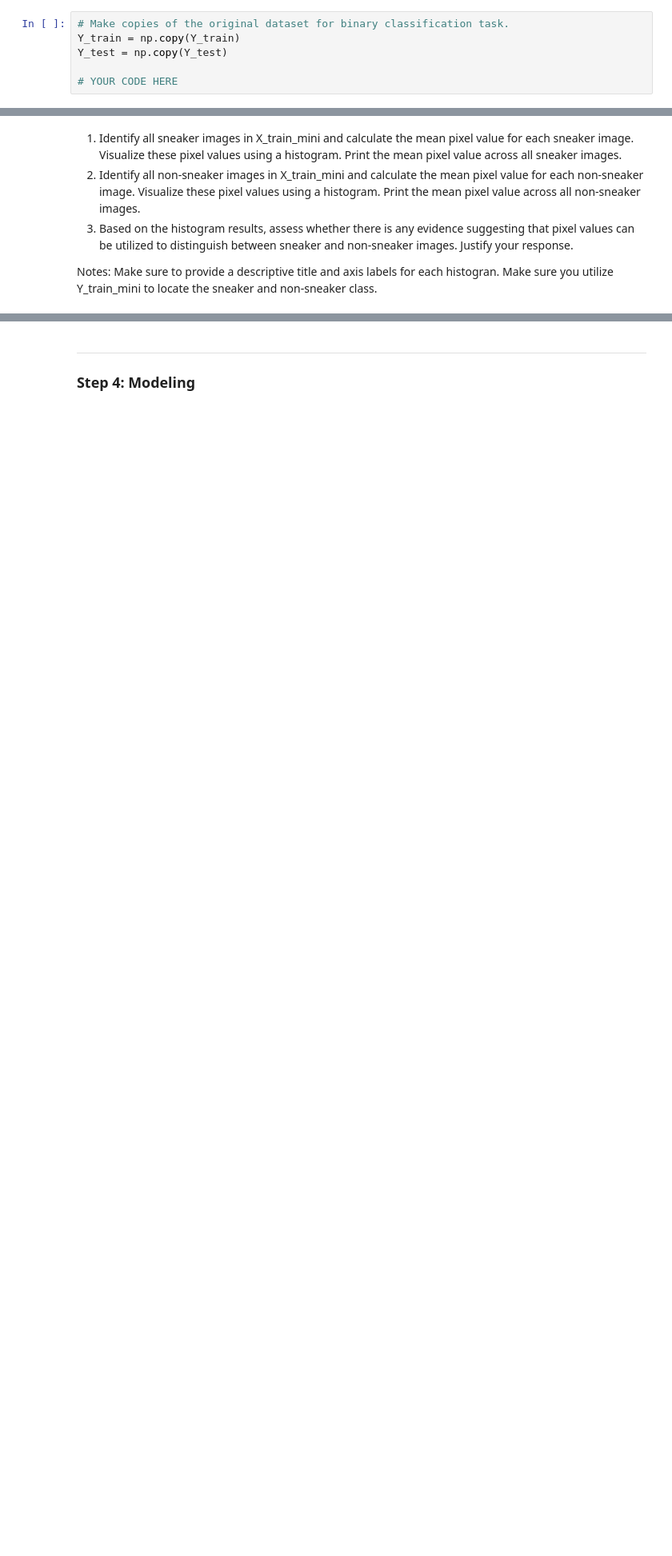
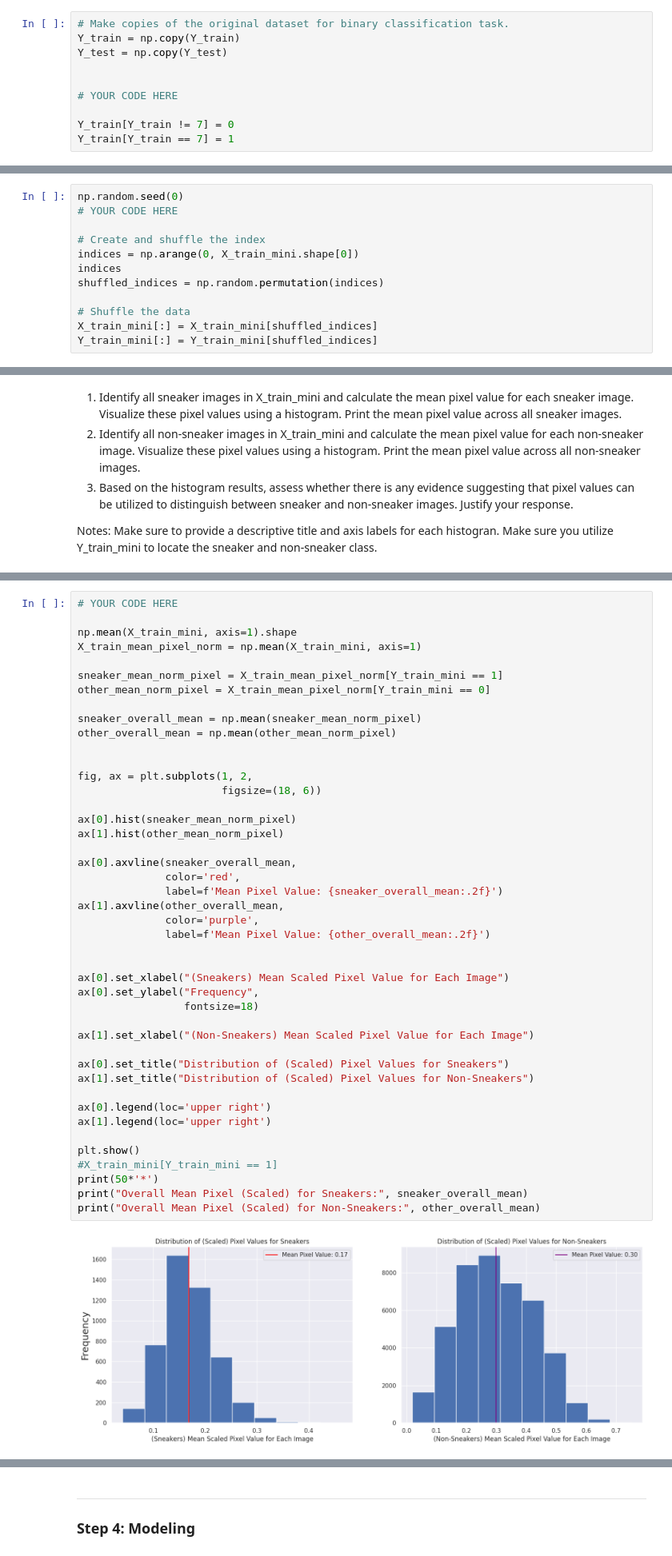
Before and after one commit to dabingougou/207, a Jupyter notebook: week_4/04 Logistic Regression with Tensorflow.ipynb, the cells around one changed output, grey strips where cells are left out. Shown: that part at 80% size. Cells and saved outputs as stored; diff of their text form; blank space fills up the shorter version.

```diff
--- a/week_4/04 Logistic Regression with Tensorflow.ipynb
+++ b/week_4/04 Logistic Regression with Tensorflow.ipynb
@@ -95,4 +217,8 @@ Note: To avoid "ValueError: assignment destination is read-only", first create a
 Y_train = np.copy(Y_train)
 Y_test = np.copy(Y_test)
 
+
 # YOUR CODE HERE
+
+Y_train[Y_train != 7] = 0
+Y_train[Y_train == 7] = 1
@@ -116,3 +260,15 @@ np.random.seed(0)
+# %%
+np.random.seed(0)
+# YOUR CODE HERE
+
+# Create and shuffle the index
+indices = np.arange(0, X_train_mini.shape[0])
+indices
+shuffled_indices = np.random.permutation(indices)
+
+# Shuffle the data
+X_train_mini[:] = X_train_mini[shuffled_indices]
+Y_train_mini[:] = Y_train_mini[shuffled_indices]
 # %% [markdown]
 ---
 ### Step 4: Exploratory Data Analysis (EDA) - cont'd
@@ -130,0 +285,46 @@ Notes: Make sure to provide a descriptive title and axis labels for each histogr
+# %%
+# YOUR CODE HERE
+
+np.mean(X_train_mini, axis=1).shape
+X_train_mean_pixel_norm = np.mean(X_train_mini, axis=1)
+
+sneaker_mean_norm_pixel = X_train_mean_pixel_norm[Y_train_mini == 1]
+other_mean_norm_pixel = X_train_mean_pixel_norm[Y_train_mini == 0]
+
+sneaker_overall_mean = np.mean(sneaker_mean_norm_pixel)
+other_overall_mean = np.mean(other_mean_norm_pixel)
+
+
+fig, ax = plt.subplots(1, 2,
+                       figsize=(18, 6))
+
+ax[0].hist(sneaker_mean_norm_pixel)
+ax[1].hist(other_mean_norm_pixel)
+
+ax[0].axvline(sneaker_overall_mean,
+              color='red',
+              label=f'Mean Pixel Value: {sneaker_overall_mean:.2f}')
+ax[1].axvline(other_overall_mean,
+              color='purple',
+              label=f'Mean Pixel Value: {other_overall_mean:.2f}')
+
+
+ax[0].set_xlabel("(Sneakers) Mean Scaled Pixel Value for Each Image")
+ax[0].set_ylabel("Frequency",
+                 fontsize=18)
+
+ax[1].set_xlabel("(Non-Sneakers) Mean Scaled Pixel Value for Each Image")
+
+ax[0].set_title("Distribution of (Scaled) Pixel Values for Sneakers")
+ax[1].set_title("Distribution of (Scaled) Pixel Values for Non-Sneakers")
+
+ax[0].legend(loc='upper right')
+ax[1].legend(loc='upper right')
+
+plt.show()
+#X_train_mini[Y_train_mini == 1]
+print(50*'*')
+print("Overall Mean Pixel (Scaled) for Sneakers:", sneaker_overall_mean)
+print("Overall Mean Pixel (Scaled) for Non-Sneakers:", other_overall_mean)
+# %% [output]
+[figure, added]
```
Also changed, not shown: parts of 16 cells of this notebook, 1 other file.
